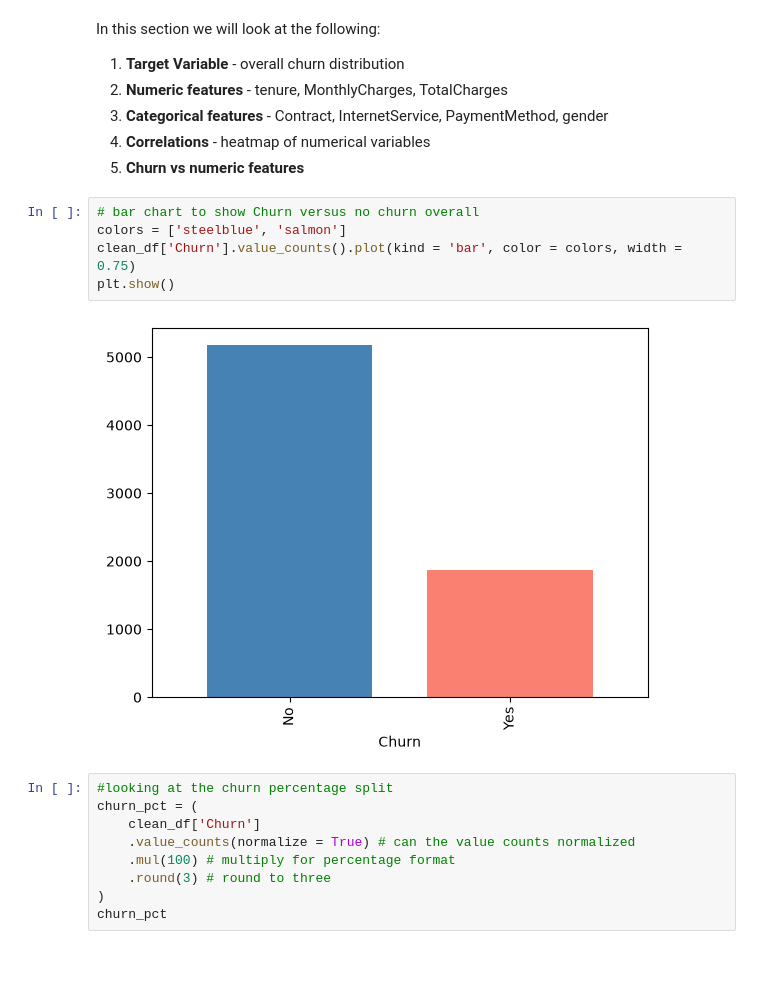
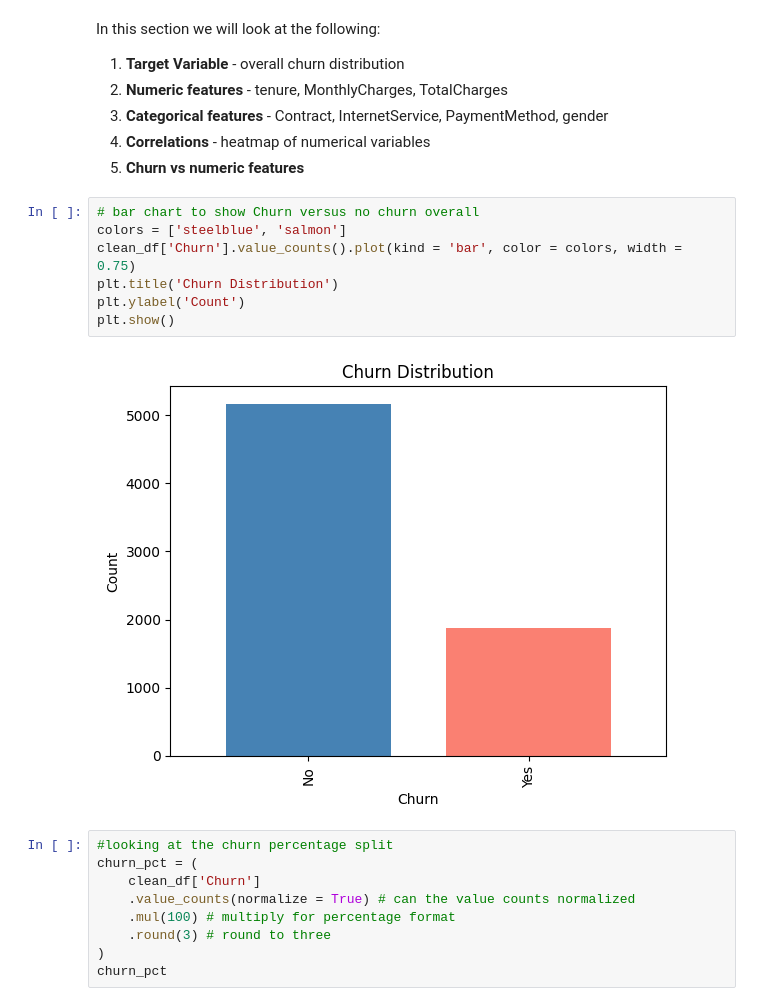
Before and after one commit to keeganprunty/telco-churn-analysis, a Jupyter notebook: telco_customer_analysis.ipynb, the cells around one changed output. Drawn from its saved outputs; the diff is of its cells as text; blank space fills up the shorter version.

```diff
--- a/telco_customer_analysis.ipynb
+++ b/telco_customer_analysis.ipynb
@@ -300,10 +300,12 @@ In this section we will look at the following:
 # %%
 # bar chart to show Churn versus no churn overall
 colors = ['steelblue', 'salmon']
 clean_df['Churn'].value_counts().plot(kind = 'bar', color = colors, width = 0.75)
+plt.title('Churn Distribution')
+plt.ylabel('Count')
 plt.show()
 # %% [output]
-[figure, old version]
+[figure, new version]
 # %%
 #looking at the churn percentage split
 churn_pct = (
```
Also changed, not shown: parts of 3 cells of this notebook.
